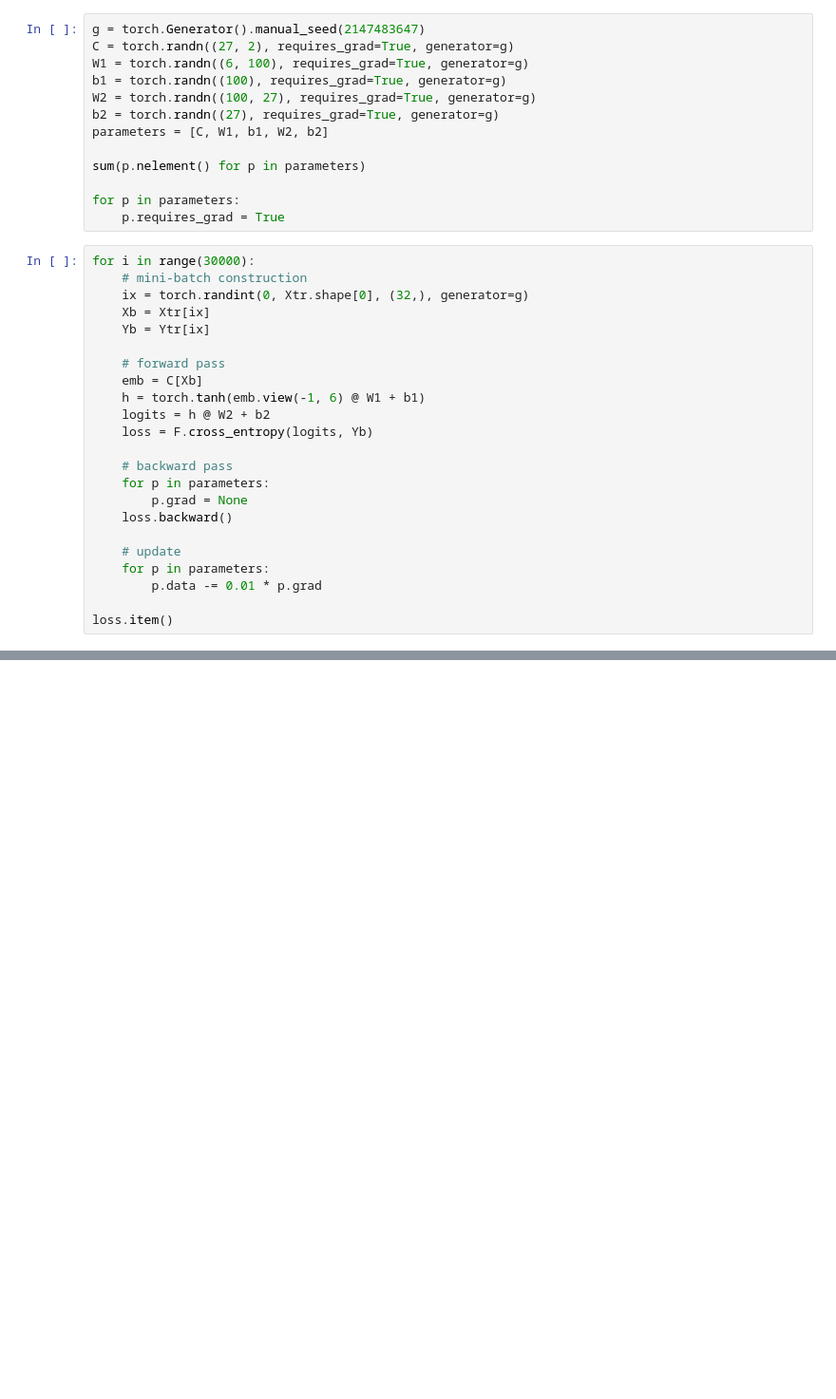
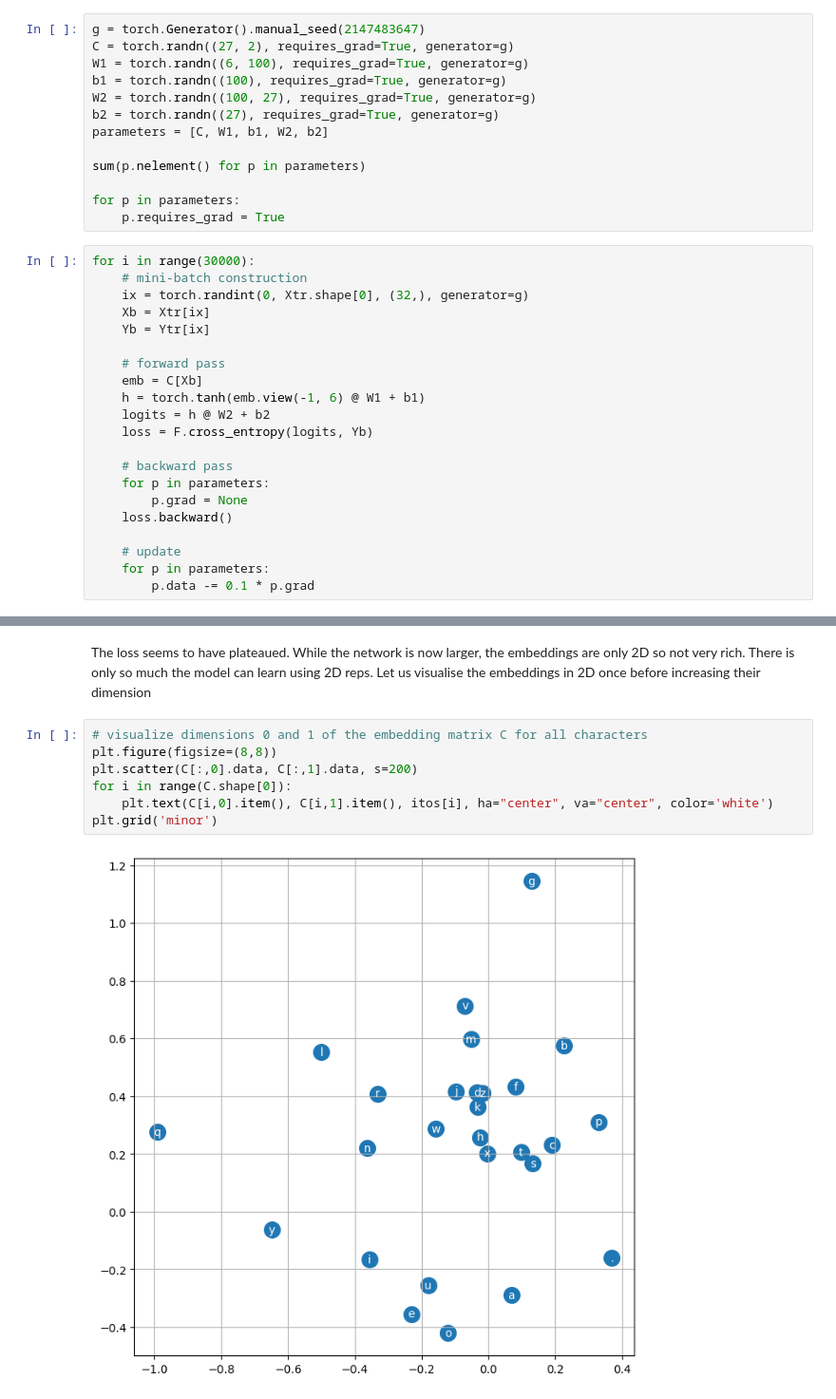
Before and after one commit to samz905/autoregressive-lm, a Jupyter notebook: MLP.ipynb, the cells around one changed output, grey strips where cells are left out. Shown at 95% size. Saved outputs shown, nothing was run; the diff lists cells and outputs as text; blank space fills up the shorter version.

```diff
--- a/MLP.ipynb
+++ b/MLP.ipynb
@@ -703,6 +702,4 @@ for i in range(30000):
 
     # update
     for p in parameters:
-        p.data -= 0.01 * p.grad
-
-loss.item()
+        p.data -= 0.1 * p.grad
@@ -718,0 +805,11 @@ loss.item()
+# %% [markdown]
+The loss seems to have plateaued. While the network is now larger, the embeddings are only 2D so not very rich. There is only so much the model can learn using 2D reps. Let us visualise the embeddings in 2D once before increasing their dimension
+# %%
+# visualize dimensions 0 and 1 of the embedding matrix C for all characters
+plt.figure(figsize=(8,8))
+plt.scatter(C[:,0].data, C[:,1].data, s=200)
+for i in range(C.shape[0]):
+    plt.text(C[i,0].item(), C[i,1].item(), itos[i], ha="center", va="center", color='white')
+plt.grid('minor')
+# %% [output]
+[figure, added]
```
Also changed, not shown: parts of 18 cells of this notebook.
